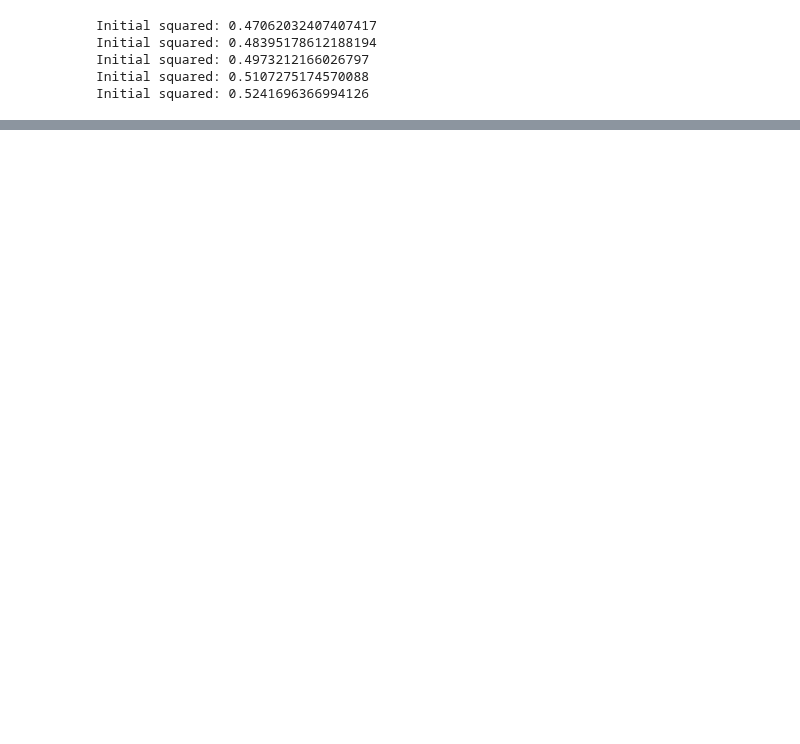
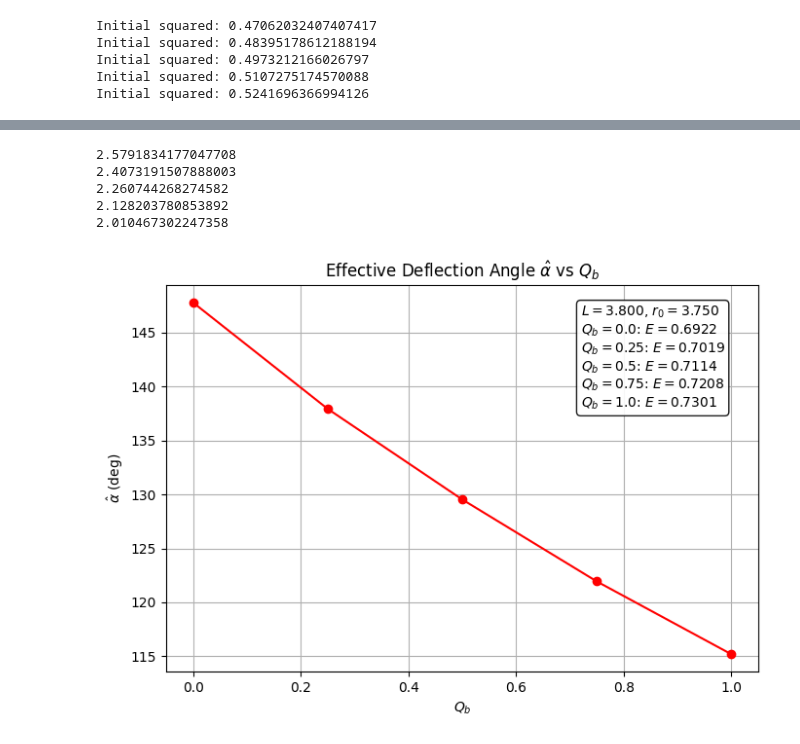
Before and after one commit to AdamSmithOrlik/quantum-black-holes, a Jupyter notebook: sue/light-deflection.ipynb, the cells around one changed output, grey strips where cells are left out. Saved outputs shown, nothing was run; the diff lists cells and outputs as text; code cells hidden in the pictures; blank space fills up the shorter version.

```diff
--- a/sue/light-deflection.ipynb
+++ b/sue/light-deflection.ipynb
@@ -454,0 +347,59 @@ plt.show()
+# %%
+# Block 7 - calculate the deflection angle (alpha)
+alpha_vals = []
+N_fit = 50  # segment length (points)
+
+# loop over the 5 trajectories (1 for each Qb value)
+for x_vals, y_vals in zip(x_vals_list, y_vals_list):
+    # fit incoming segment (starting at observer where data begins)
+    x_in = x_vals[:N_fit]
+    y_in = y_vals[:N_fit]
+    # np.arctan2(dy, dx) gives the correct angle to the x-axis for all 4 quadrants
+    theta_in = np.arctan2(y_in[-1] - y_in[0], x_in[-1] - x_in[0])
+
+    # fit outgoing segment (starting at source where data ends)
+    x_out = x_vals[-N_fit:]
+    y_out = y_vals[-N_fit:]
+    theta_out = np.arctan2(y_out[-1] - y_out[0], x_out[-1] - x_out[0])
+
+    # computes smallest angle between two direction vectors (i.e. 0 to π)
+    delta_theta = np.abs(theta_out - theta_in)
+    # constrains the angle between 0 and π to find the 'interior angle'
+    if delta_theta > np.pi:
+        delta_theta = 2 * np.pi - delta_theta
+    print(delta_theta)
+
+    alpha_deg = np.degrees(delta_theta)
+    alpha_vals.append(alpha_deg)
+
+plt.figure(figsize=(7, 5))
+plt.plot(Qb_vals, alpha_vals, marker='o', color='red')
+plt.xlabel(r"$Q_b$")
+plt.ylabel(r"$\hat{\alpha}$ (deg)")
+plt.title(r"Effective Deflection Angle $\hat{\alpha}$ vs $Q_b$")
+plt.grid(True)
+
+# Create a label box for L, r0, and energies
+label_text = (
+    rf"$L = {L1:.3f}$, $r_0 = {r0:.3f}$" + "\n"
+    rf"$Q_b = 0.0$: $E = {E0:.4f}$" + "\n"
+    rf"$Q_b = 0.25$: $E = {E1:.4f}$" + "\n"
+    rf"$Q_b = 0.5$: $E = {E2:.4f}$" + "\n"
+    rf"$Q_b = 0.75$: $E = {E3:.4f}$" + "\n"
+    rf"$Q_b = 1.0$: $E = {E4:.4f}$"
+)
+
+# Draw the annotation box
+props = dict(boxstyle='round', facecolor='white', alpha=0.9)
+plt.text(0.70, 0.95, label_text, transform=plt.gca().transAxes,
+         fontsize=10, verticalalignment='top', bbox=props)
+
+plt.tight_layout()
+plt.show()
+# %% [output]
+2.5791834177047708
+2.4073191507888003
+2.260744268274582
+2.128203780853892
+2.010467302247358
+[figure, added]
```
Also changed, not shown: parts of 15 cells of this notebook.
